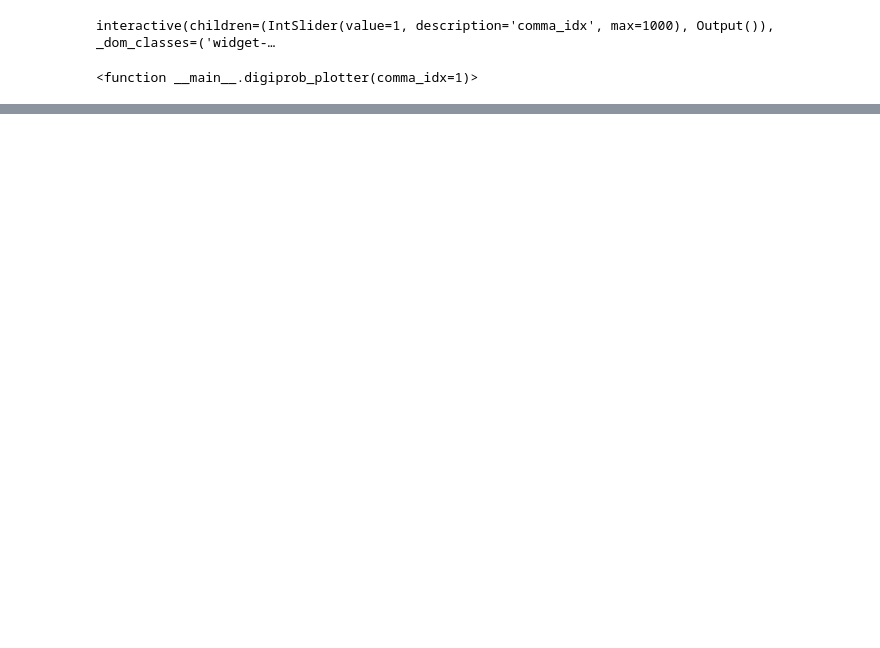
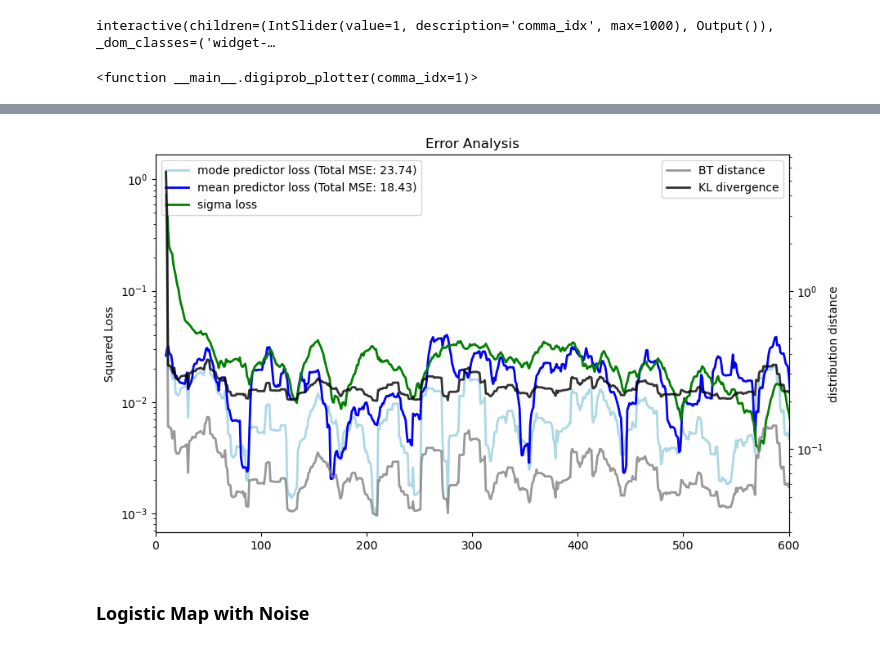
Before and after one commit to AntonioLiu97/llmICL, a Jupyter notebook: multi_digit_distribution_visualizer.ipynb, the cells around one changed output, grey strips where cells are left out. Cells and saved outputs as stored; diff of their text form; code cells hidden in the pictures; blank space fills up the shorter version.

```diff
--- a/multi_digit_distribution_visualizer.ipynb
+++ b/multi_digit_distribution_visualizer.ipynb
@@ -270,14 +125,20 @@ def llama_nll_fn(model, input_arr, target_arr, settings:SerializerSettings, tran
 # %% [markdown]
 ### Convert time series to strings
 # %%
+settings=SerializerSettings(base=10, prec=2, signed=True, time_sep=',', bit_sep='', minus_sign='-')
+
 from data.serialize import serialize_arr
 X = np.append(train.values, test.values)
-settings = llama_hypers['settings']
-rescale_factor = 1
+# rescale_factor = 1
 # rescale_factor = 2
 # rescale_factor = 0.3
+# rescale_factor = 0.6
 rescale_factor = 0.8
-rescaled_array = (X-X.min())/(X.max()-X.min())*rescale_factor+0.1
+up_shift = 0.1
+# up_shift = 0.15
+rescaled_array = (X-X.min())/(X.max()-X.min()) * rescale_factor + up_shift
+rescaled_true_mean_arr = (np.array(mean_series)-X.min())/(X.max()-X.min()) * rescale_factor + up_shift
+rescaled_true_sigma_arr = (np.array(sigma_series)-X.min())/(X.max()-X.min()) * rescale_factor
+
 full_series = serialize_arr(rescaled_array, settings)
-
-full_array = X
+full_array = deserialize_str(full_series, settings) * 10
@@ -463 +477,65 @@ interactive(children=(IntSlider(value=1, description='comma_idx', max=1000), Out
+# %%
+window_size = 20
+xlog = 0
+ylog = 1
+
+top_hat_kernel = np.ones(window_size) / window_size
+gaussian_kernel = norm.pdf(np.arange(window_size), loc=window_size // 2, scale=window_size / 6)
+# kernel = gaussian_kernel
+kernel = top_hat_kernel
+
+# Errors for mean_arr
+error_mean = (true_mean_arr - mean_arr) ** 2
+averaged_error_mean = np.convolve(error_mean, kernel, mode='valid')
+
+# Errors for mode_arr
+error_mode = (true_mean_arr - mode_arr) ** 2
+averaged_error_mode = np.convolve(error_mode, kernel, mode='valid')
+
+# Errors sigma
+error_sigma = (true_sigma_arr - sigma_arr) ** 2
+averaged_error_sigma = np.convolve(error_sigma, kernel, mode='valid')
+
+# Errors for Bhattacharya distance and KL divergence
+BT_loss = error_mode / (true_sigma**2 + sigma**2) / 2 + np.log(sigma + true_sigma) - np.log(sigma * true_sigma)/2 - np.log(2)
+averaged_BT_loss = np.convolve(BT_loss, kernel, mode='valid')
+
+KL_loss = np.log(sigma/true_sigma) + (true_sigma**2 + error_mode)/(2*sigma**2) - 1/2
+averaged_KL_loss = np.convolve(KL_loss, kernel, mode='valid')
+
+
+fig, ax1 = plt.subplots(figsize=(10, 6))
+
+# Plotting the averaged errors
+ax1.plot(np.arange(window_size//2, len(error_mode) - window_size//2 + 1), averaged_error_mode, label=f"mode predictor loss (Total MSE: {np.sum(error_mode):.2f})", linewidth=2, c='lightblue')
+ax1.plot(np.arange(window_size//2, len(error_mean) - window_size//2 + 1), averaged_error_mean, label=f"mean predictor loss (Total MSE: {np.sum(error_mean):.2f})", linewidth=2, c='blue')
+ax1.plot(np.arange(window_size//2, len(error_sigma) - window_size//2 + 1), averaged_error_sigma, label=f"sigma loss", linewidth=2, c='green')
+
+ax1.set_ylabel("Squared Loss")
+ax1.legend(loc='upper left')
+
+ax2 = ax1.twinx()
+ax2.plot(np.arange(window_size//2, len(BT_loss) - window_size//2 + 1), averaged_BT_loss, label="BT distance", linewidth=2, c='gray', alpha = 0.8)
+ax2.plot(np.arange(window_size//2, len(KL_loss) - window_size//2 + 1), averaged_KL_loss, label="KL divergence", linewidth=2, c='black', alpha = 0.8)
+
+ax2.set_ylabel("distribution distance")
+ax2.legend(loc='upper right')
+
+if xlog:
+    ax1.set_xscale('log')
+    ax2.set_xscale('log')
+
+if ylog:
+    ax1.set_yscale('log')
+    ax2.set_yscale('log')
+
+plt.xlim(0,600)
+
+plt.xlabel("Time Steps Seen")
+plt.title("Error Analysis")
+plt.show()
+# %% [output]
+[figure, added]
+# %% [markdown]
+### Logistic Map with Noise
 # %%
```
Also changed, not shown: parts of 36 cells of this notebook, 4 other files.
